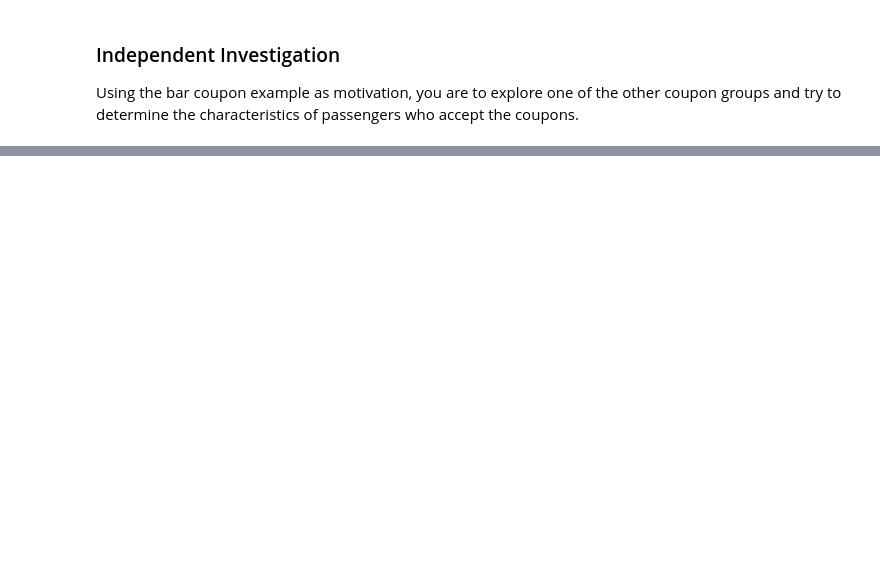
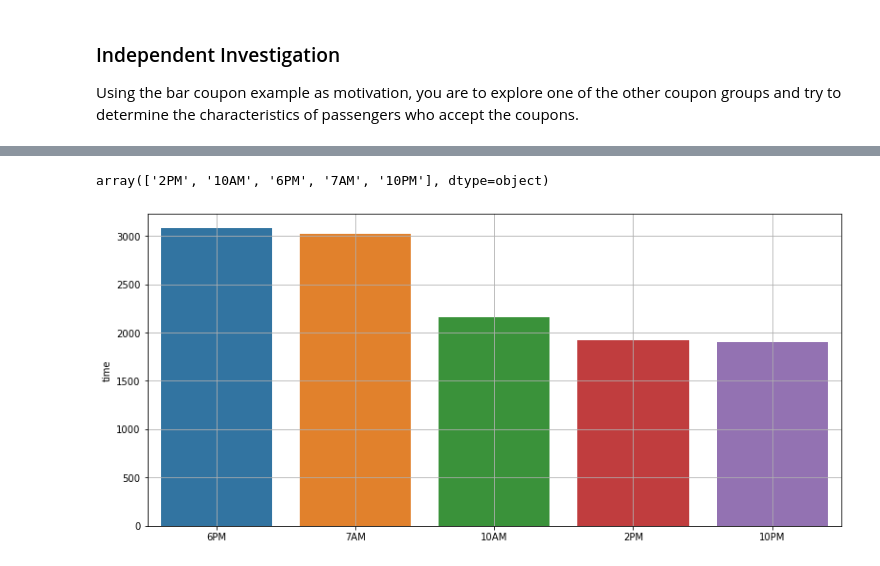
Before and after one commit to Naknak360/coupon-acceptance, a Jupyter notebook: prompt.ipynb, the cells around one changed output, grey strips where cells are left out. Saved outputs shown, nothing was run; the diff lists cells and outputs as text; code cells hidden in the pictures; blank space fills up the shorter version.

```diff
--- a/prompt.ipynb
+++ b/prompt.ipynb
@@ -116,0 +463,10 @@ Using the bar coupon example as motivation, you are to explore one of the other
+# %%
+data['time'].unique()
+# %% [output]
+array(['2PM', '10AM', '6PM', '7AM', '10PM'], dtype=object)
+# %%
+plt.figure(figsize=[13, 6])
+sns.barplot(data=data, x=data.time.value_counts().index, y=data.time.value_counts())
+plt.grid()
+# %% [output]
+[figure, added]
```
Also changed, not shown: parts of 42 cells of this notebook.
